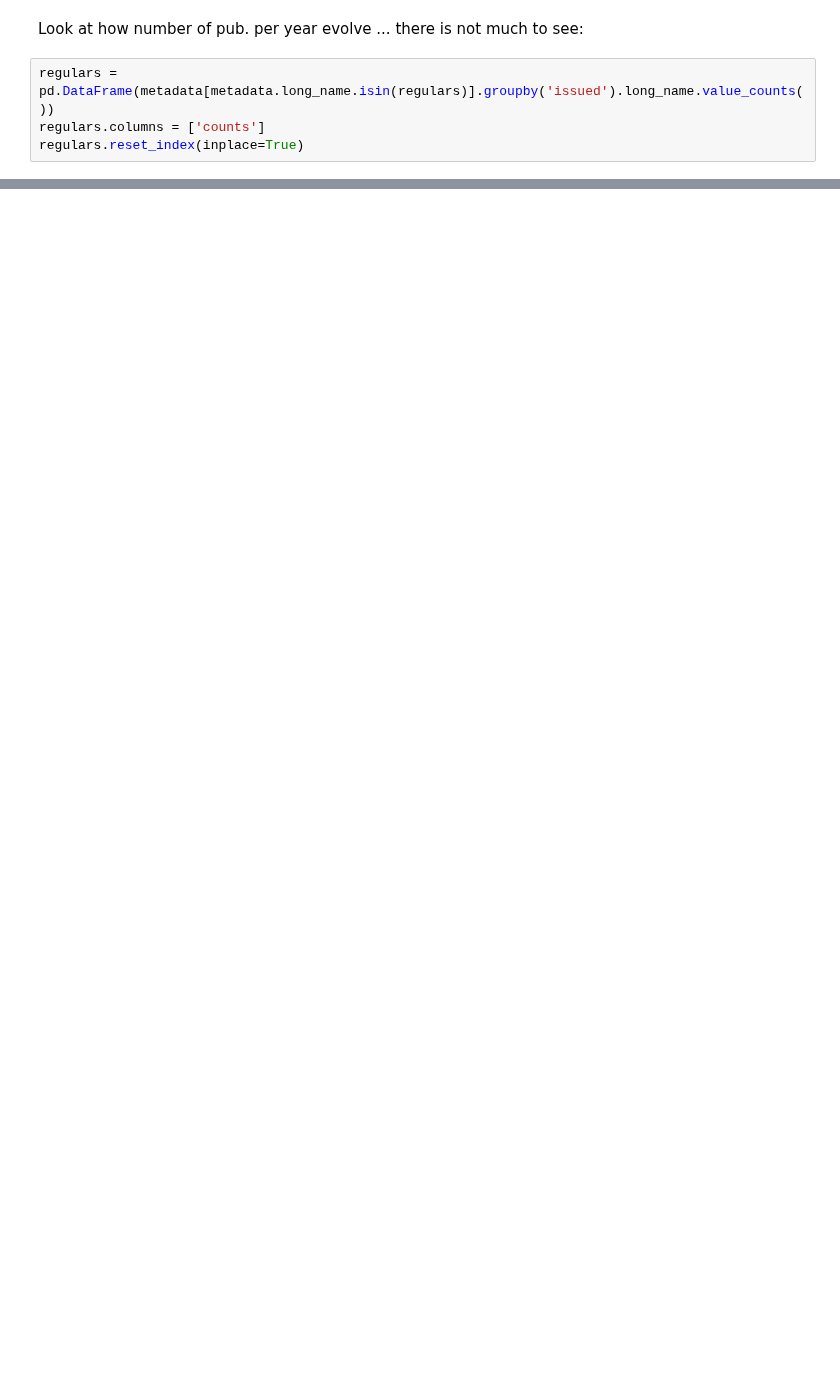
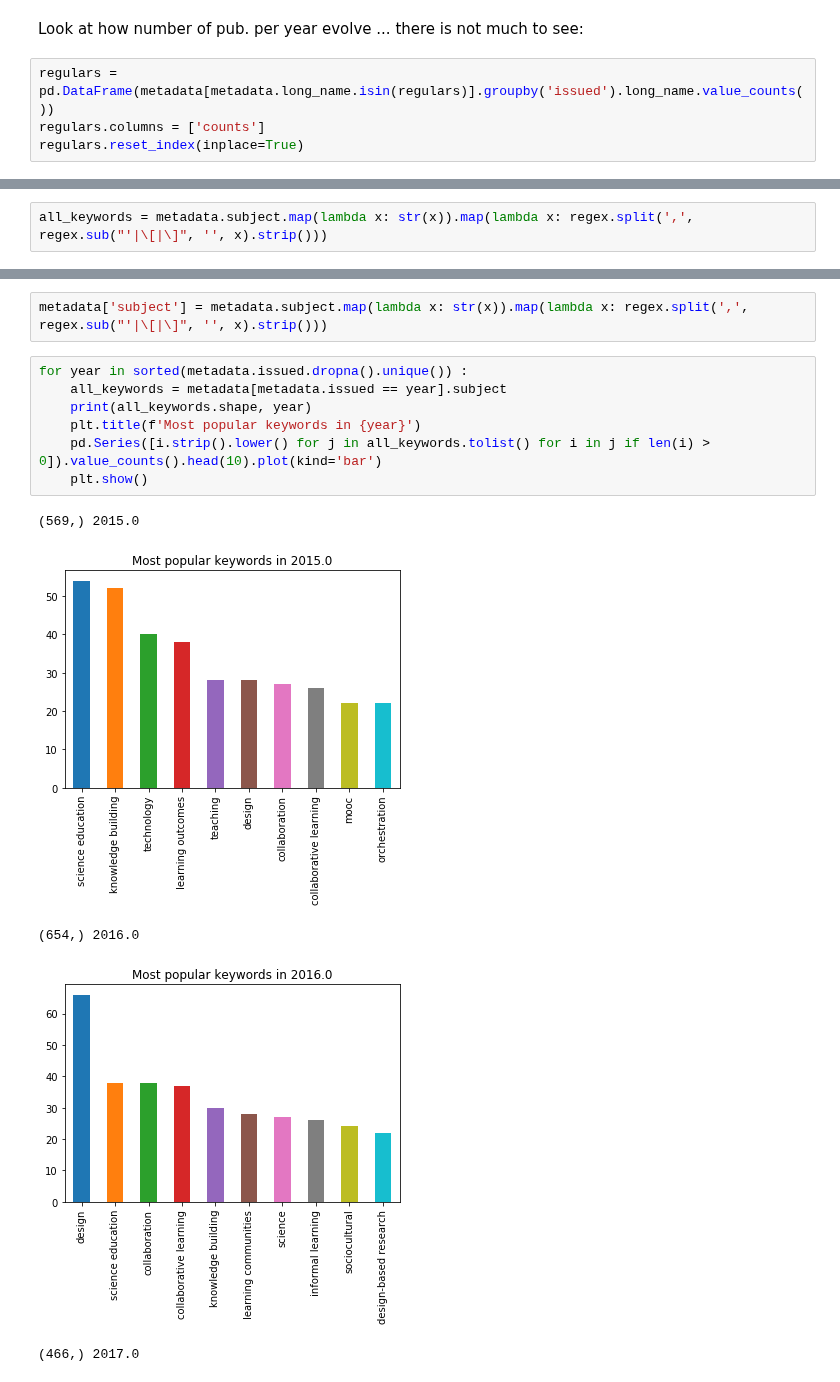
Before and after one commit to nourabassi/semester-project, a Jupyter notebook: Papers - Metadata Analysis.ipynb, the cells around one changed output, grey strips where cells are left out. Saved outputs shown, nothing was run; the diff lists cells and outputs as text; blank space fills up the shorter version.

```diff
--- a/Papers - Metadata Analysis.ipynb
+++ b/Papers - Metadata Analysis.ipynb
@@ -318,0 +321,2 @@ plt.show()
+# %%
+all_keywords = metadata.subject.map(lambda x: str(x)).map(lambda x: regex.split(',', regex.sub("'|\[|\]", '', x).strip()))
@@ -318,0 +343,15 @@ plt.show()
+# %%
+metadata['subject'] = metadata.subject.map(lambda x: str(x)).map(lambda x: regex.split(',', regex.sub("'|\[|\]", '', x).strip()))
+# %%
+for year in sorted(metadata.issued.dropna().unique()) :
+    all_keywords = metadata[metadata.issued == year].subject
+    print(all_keywords.shape, year)
+    plt.title(f'Most popular keywords in {year}')
+    pd.Series([i.strip().lower() for j in all_keywords.tolist() for i in j if len(i) > 0]).value_counts().head(10).plot(kind='bar')
+    plt.show()
+# %% [output]
+(569,) 2015.0
+[figure, added]
+(654,) 2016.0
+[figure, added]
+(466,) 2017.0
```
Also changed, not shown: parts of 25 cells of this notebook, 4 other files.
